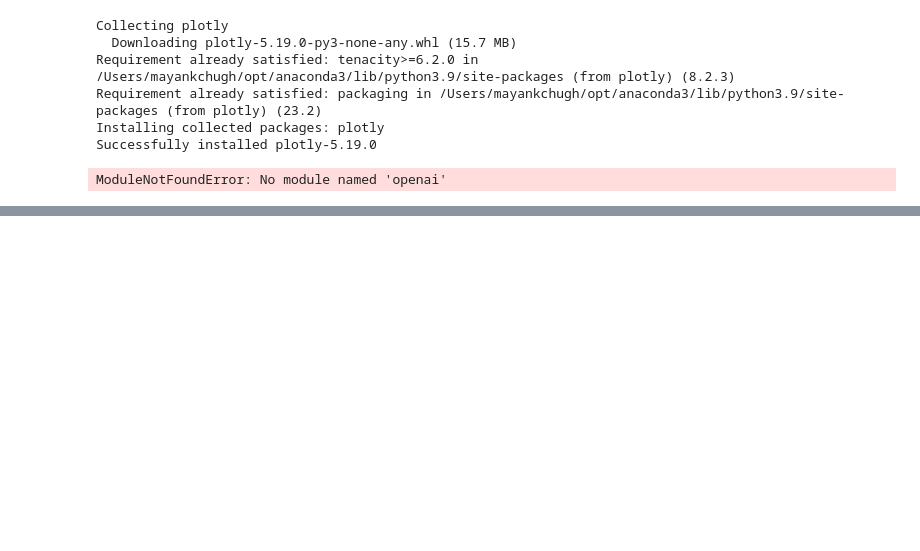
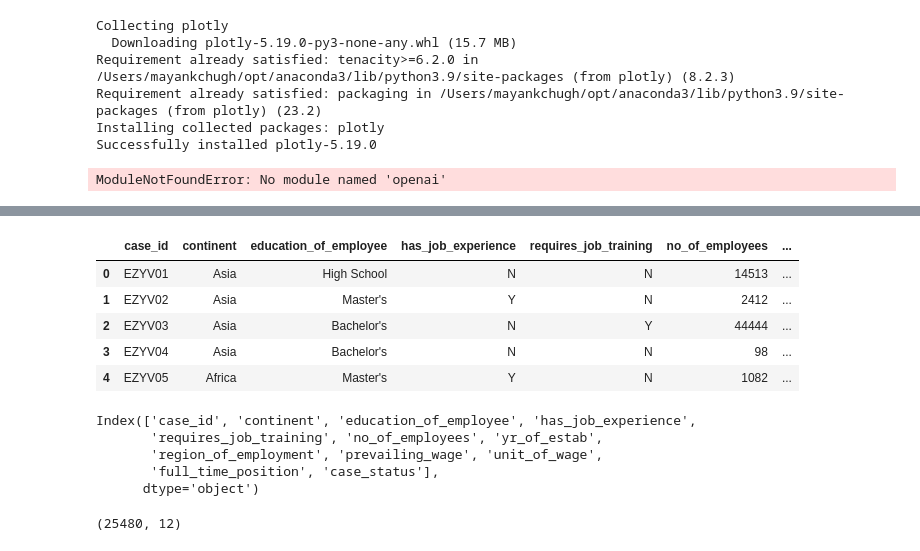
Before and after one commit to mayankchugh-learning/US-Visa-Approval-Prediction, a Jupyter notebook: notebook/Untitled.ipynb, the cells around one changed output, grey strips where cells are left out. Drawn from its saved outputs; the diff is of its cells as text; code cells hidden in the pictures; blank space fills up the shorter version.

```diff
--- a/notebook/Untitled.ipynb
+++ b/notebook/Untitled.ipynb
@@ -15,0 +43,22 @@ ModuleNotFoundError: No module named 'openai'
+# %%
+df  = pd.read_csv('Visadataset.csv')
+df.head()
+# %% [output]
+|  | case_id | continent | education_of_employee | has_job_experience | requires_job_training | no_of_employees | ... |
+| 0 | EZYV01 | Asia | High School | N | N | 14513 | ... |
+| 1 | EZYV02 | Asia | Master's | Y | N | 2412 | ... |
+| 2 | EZYV03 | Asia | Bachelor's | N | Y | 44444 | ... |
+| 3 | EZYV04 | Asia | Bachelor's | N | N | 98 | ... |
+| 4 | EZYV05 | Africa | Master's | Y | N | 1082 | ... |
+# %%
+df.columns
+# %% [output]
+Index(['case_id', 'continent', 'education_of_employee', 'has_job_experience',
+       'requires_job_training', 'no_of_employees', 'yr_of_estab',
+       'region_of_employment', 'prevailing_wage', 'unit_of_wage',
+       'full_time_position', 'case_status'],
+      dtype='object')
+# %%
+df.shape
+# %% [output]
+(25480, 12)
```
Also changed, not shown: parts of 10 cells of this notebook, 7 other files.
